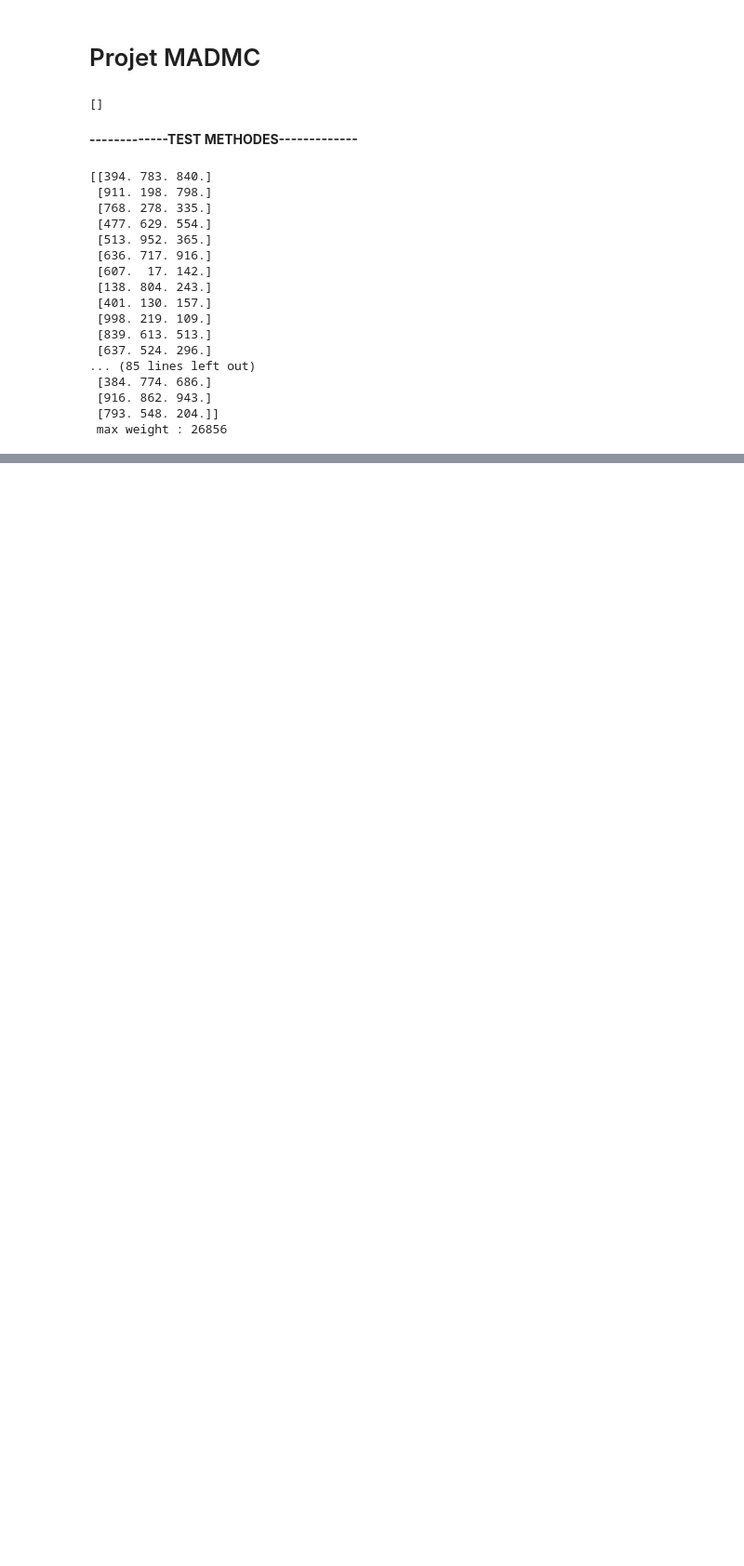
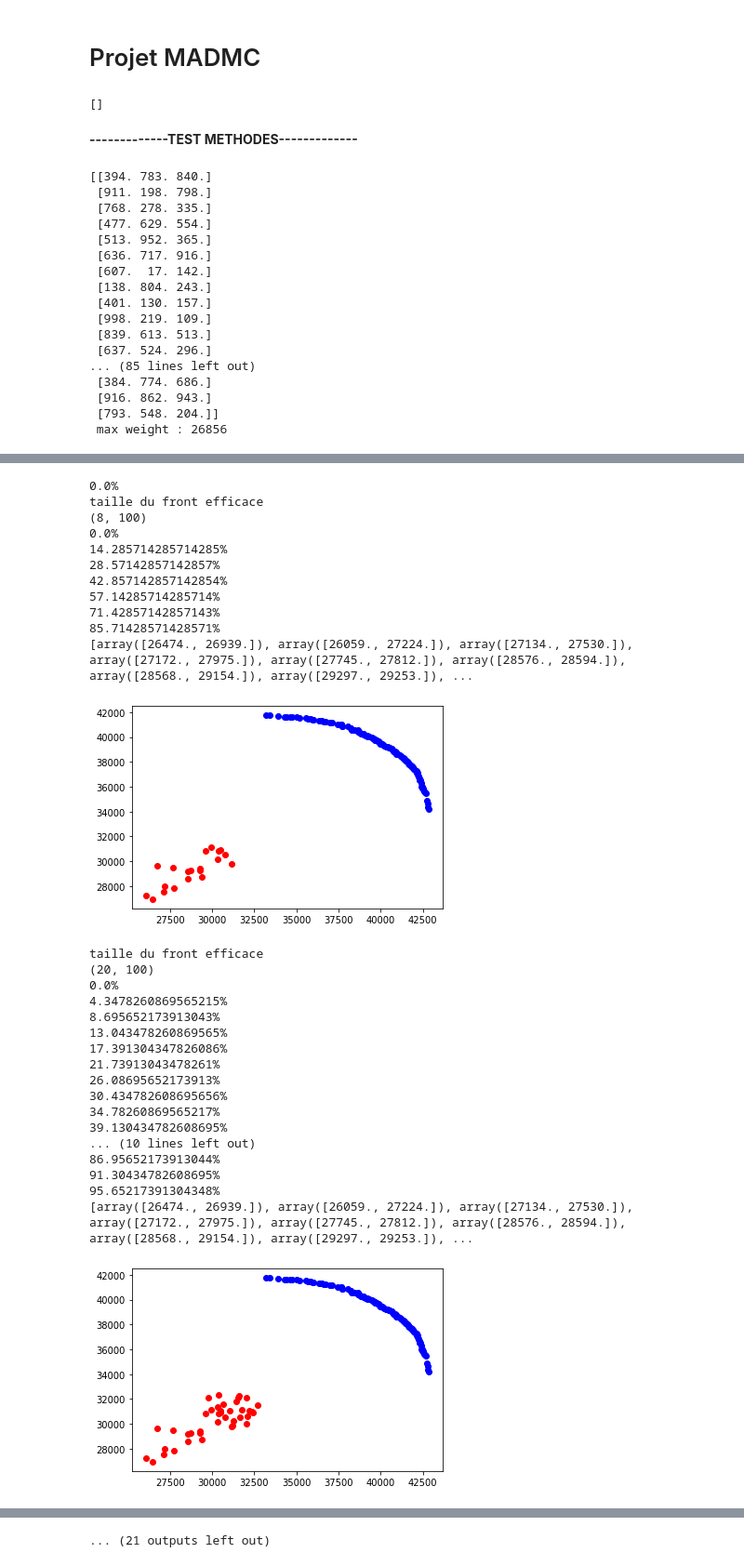
Before and after one commit to Clemspace/ProjetMADMC2022, a Jupyter notebook: Projet_MADMC_CASTELLON_YAGOUB.ipynb, the cells around one changed output, grey strips where cells are left out. Shown: that part at 93% size. Drawn from its saved outputs; the diff is of its cells as text; code cells hidden in the pictures; blank space fills up the shorter version.

```diff
--- a/Projet_MADMC_CASTELLON_YAGOUB.ipynb
+++ b/Projet_MADMC_CASTELLON_YAGOUB.ipynb
@@ -170,6 +171,15 @@ def evaluateSolution(solution, earnings):
         for j in range(earnings[:, i].size-1): #the valuation for each object
             earnings_values[i] += solution[j]*earnings[:, i][j] #solution[j] = 1 or 0
     return earnings_values
+# %%
+def evaluate_solution(solution, objects, capacity, with_capacity=False):
+    evaluation = np.matmul(solution.T, objects)
+
+    # retourne solution + sa validité
+    if with_capacity:
+        return evaluation[0] <= capacity, evaluation
+    else:
+        return evaluation[0] <= capacity, evaluation[1:]
 # %%
 def isDominated(sol1, sol2, earnings):
     earnings_sol1 = evaluateSolution(sol1, earnings)
@@ -179,15 +189,17 @@ def isDominated(sol1, sol2, earnings):
     return False
 # %%
 def update(solutionsSet, solutionToReview, objects, earnings):
-    for solution in solutionsSet:
+
+    update = True
+    for solution in reversed(solutionsSet):
         if(isDominated(solutionToReview, solution, earnings)):
-            return False
+            update = False
+            break
+        #if(isDominated(solution, solutionToReview, earnings)):#si la nouvelle solution domine un point
+            #solutionsSet.remove(solution)
+        #print(solution)
 
-    #another loop to not remove element if solutionToReview is dominated
-    """for i in range(len(solutionsSet):
-        if(isDominated(solutionsSet[i], solutionToReview, earnings)):
-            #print(solutionsSet,"\n")
-            solutionsSet.remove(solutionsSet[i])"""
-
-    solutionsSet.append(solutionToReview)
-    return True
+    #remove the dominated points by the new solution
+    if update:
+        solutionsSet.append(np.array(solutionToReview))
+    return update
@@ -280,8 +374,8 @@ print(a)
 # %% [markdown]
 **-------------TEST METHODES-------------**
 # %%
-(objects, weight) = readInstance("InstancesMOKP/100_items/2KP100-TA-0.dat")
-nd_points = readNotDominatedPoints("InstancesMOKP/100_items/2KP100-TA-0.eff")
+(objects, weight) = readInstance("100_items/2KP100-TA-0.dat")
+nd_points = readNotDominatedPoints("100_items/2KP100-TA-0.eff")
 print(objects, "\n max weight :", weight)
 # %% [output]
 [[394. 783. 840.]
@@ -310,6 +421,6 @@ print(earnings[:, 1].size-1)
 # %%
 #print(nd_points)
-#nd_points = np.hsplit(nd_points, 2)
+nd_points = np.hsplit(nd_points, 2)
 #print(nd_points)
 #plot.plot(nd_points[:,0], nd_points[:,1])
 # %%
@@ -427,0 +448,33 @@ taille du front efficace
+# %%
+localParetoSearchNew(objects, weight, nd_points)
+# %% [output]
+0.0%
+taille du front efficace
+(8, 100)
+0.0%
+14.285714285714285%
+28.57142857142857%
+42.857142857142854%
+57.14285714285714%
+71.42857142857143%
+85.71428571428571%
+[array([26474., 26939.]), array([26059., 27224.]), array([27134., 27530.]), array([27172., 27975.]), array([27745., 27812.]), array([28576., 28594.]), array([28568., 29154.]), array([29297., 29253.]), ...
+[figure, added]
+taille du front efficace
+(20, 100)
+0.0%
+4.3478260869565215%
+8.695652173913043%
+13.043478260869565%
+17.391304347826086%
+21.73913043478261%
+26.08695652173913%
+30.434782608695656%
+34.78260869565217%
+39.130434782608695%
+... (10 lines left out)
+86.95652173913044%
+91.30434782608695%
+95.65217391304348%
+[array([26474., 26939.]), array([26059., 27224.]), array([27134., 27530.]), array([27172., 27975.]), array([27745., 27812.]), array([28576., 28594.]), array([28568., 29154.]), array([29297., 29253.]), ...
+[figure, added]
@@ -427,0 +553 @@ taille du front efficace
+... (21 outputs left out)
```
Also changed, not shown: parts of 11 cells of this notebook, 1 other file.
